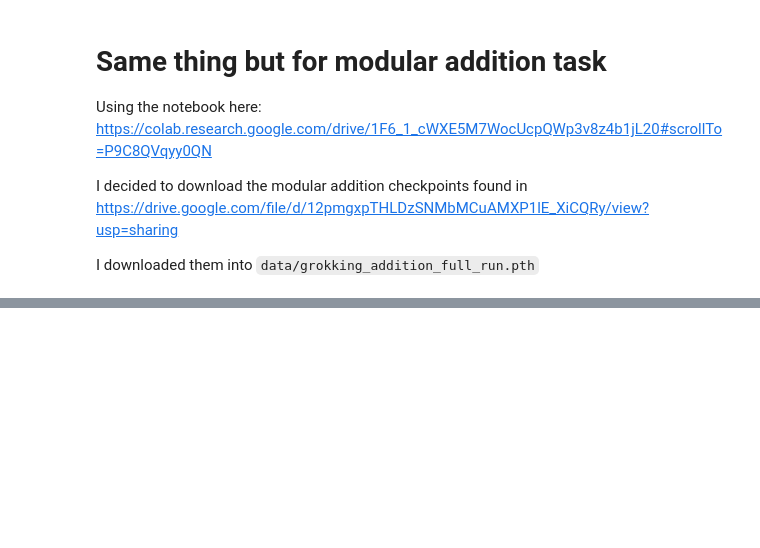
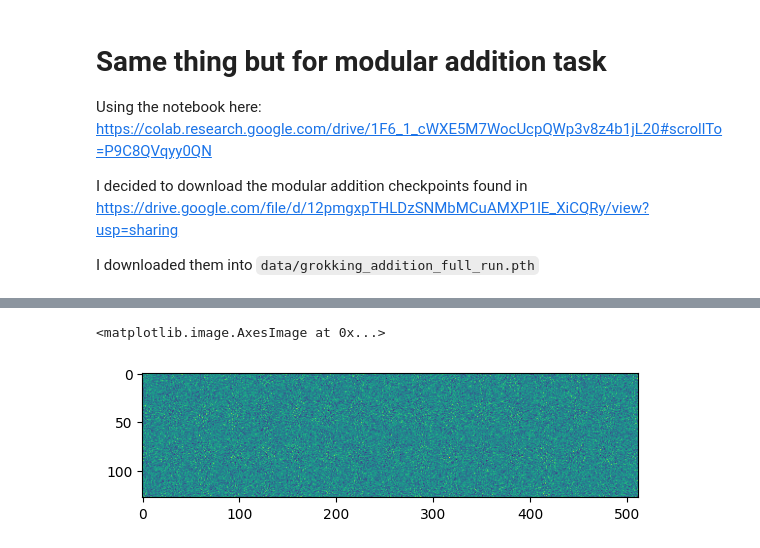
Before and after one commit to pchlenski/mats-app, a Jupyter notebook: mats_notebook.ipynb, the cells around one changed output, grey strips where cells are left out. Saved outputs shown, nothing was run; the diff lists cells and outputs as text; code cells hidden in the pictures; blank space fills up the shorter version.

```diff
--- a/mats_notebook.ipynb
+++ b/mats_notebook.ipynb
@@ -177,0 +188,7 @@ RuntimeError: Attempting to deserialize object on a CUDA device but torch.cuda.i
+# %%
+# Let's plot a single weight matrix
+
+plt.imshow(full_run_data["state_dicts"][0]["blocks.0.mlp.W_out"])
+# %% [output]
+<matplotlib.image.AxesImage at 0x...>
+[figure, added]
```
Also changed, not shown: parts of 27 cells of this notebook, 1 other file.
